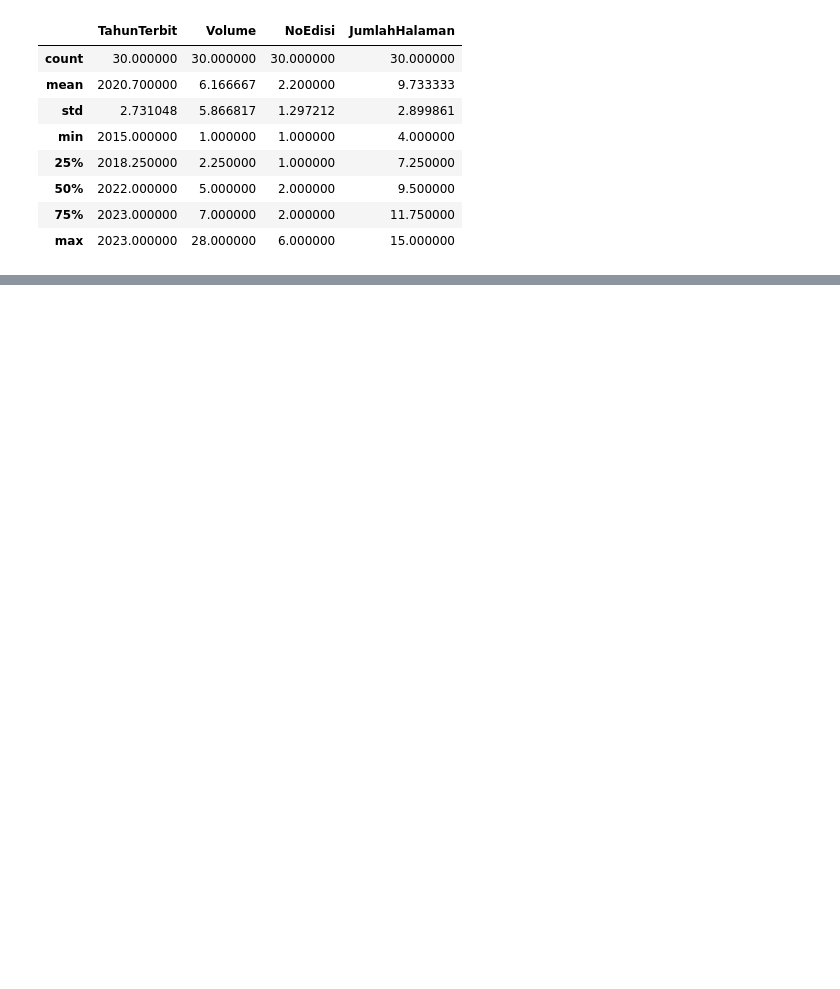
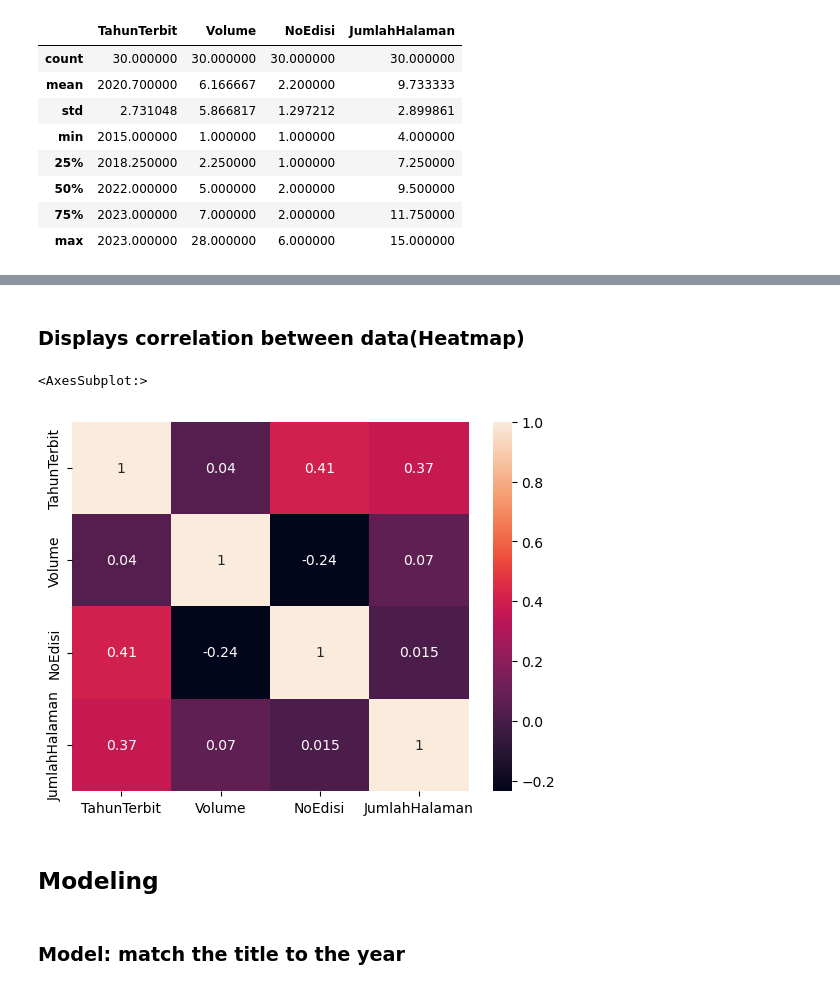
Before and after one commit to ridatMaulana/diRead, a Jupyter notebook: Books.ipynb, the cells around one changed output, grey strips where cells are left out. Drawn from its saved outputs; the diff is of its cells as text; code cells hidden in the pictures; blank space fills up the shorter version.

```diff
--- a/Books.ipynb
+++ b/Books.ipynb
@@ -104,8 +114,3 @@ Data columns (total 10 columns):
  9   Abstrak        30 non-null     object
 dtypes: int64(4), object(6)
 memory usage: 2.5+ KB
-# %%
-tokenizer = Tokenizer()
-tokenizer.fit_on_texts(book['Judul'] + ' ' + book['Abstrak'])
-sequences = tokenizer.texts_to_sequences(book['Judul'] + ' ' + book['Abstrak'])
-book["Text"] = sequences
@@ -207 +179,12 @@ model.compile(loss='binary_crossentropy',
+# %% [markdown]
+### Displays correlation between data(Heatmap)
+# %%
+sns.heatmap(df.corr(), annot=True)
+# %% [output]
+<AxesSubplot:>
+[figure, added]
+# %% [markdown]
+## Modeling
+# %% [markdown]
+### Model: match the title to the year
 # %%
```
Also changed, not shown: parts of 29 cells of this notebook, 1 other file.
